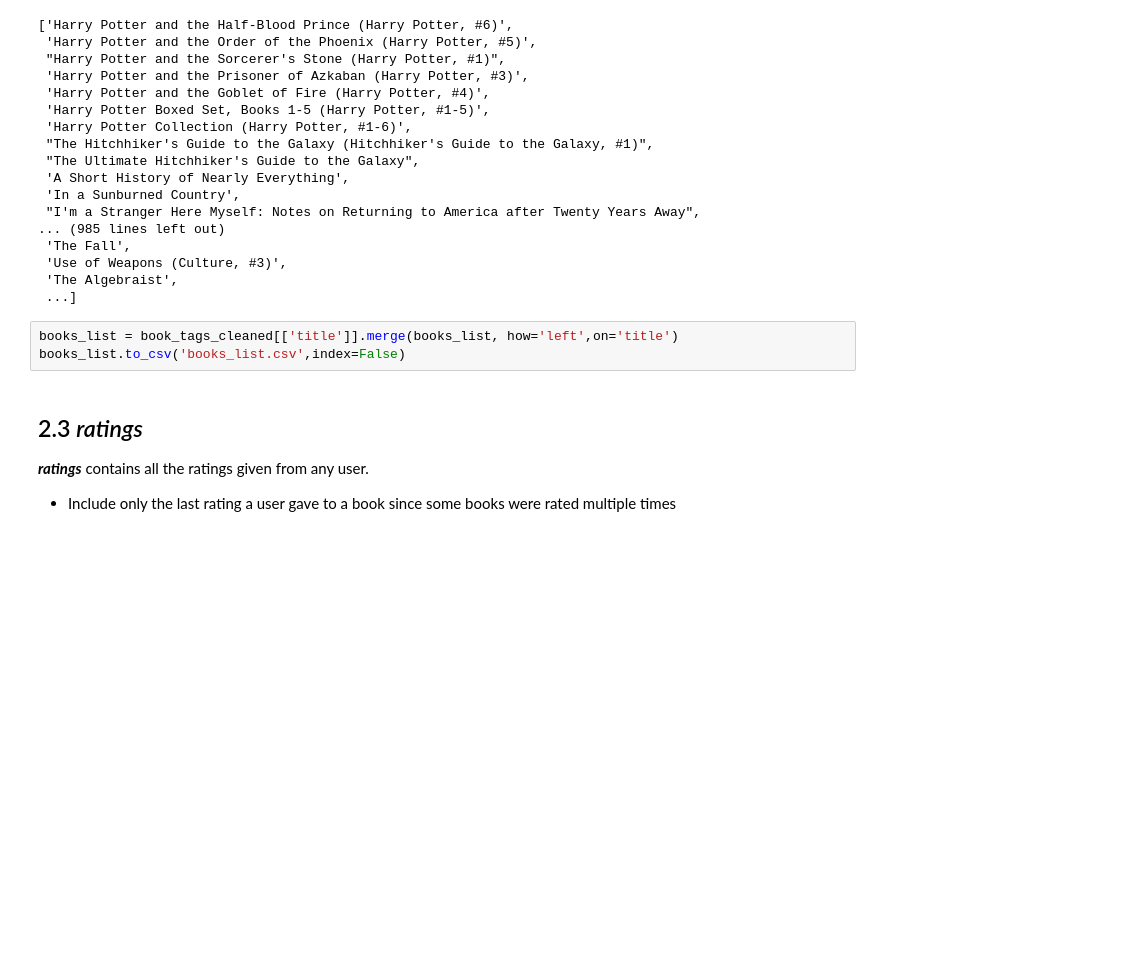
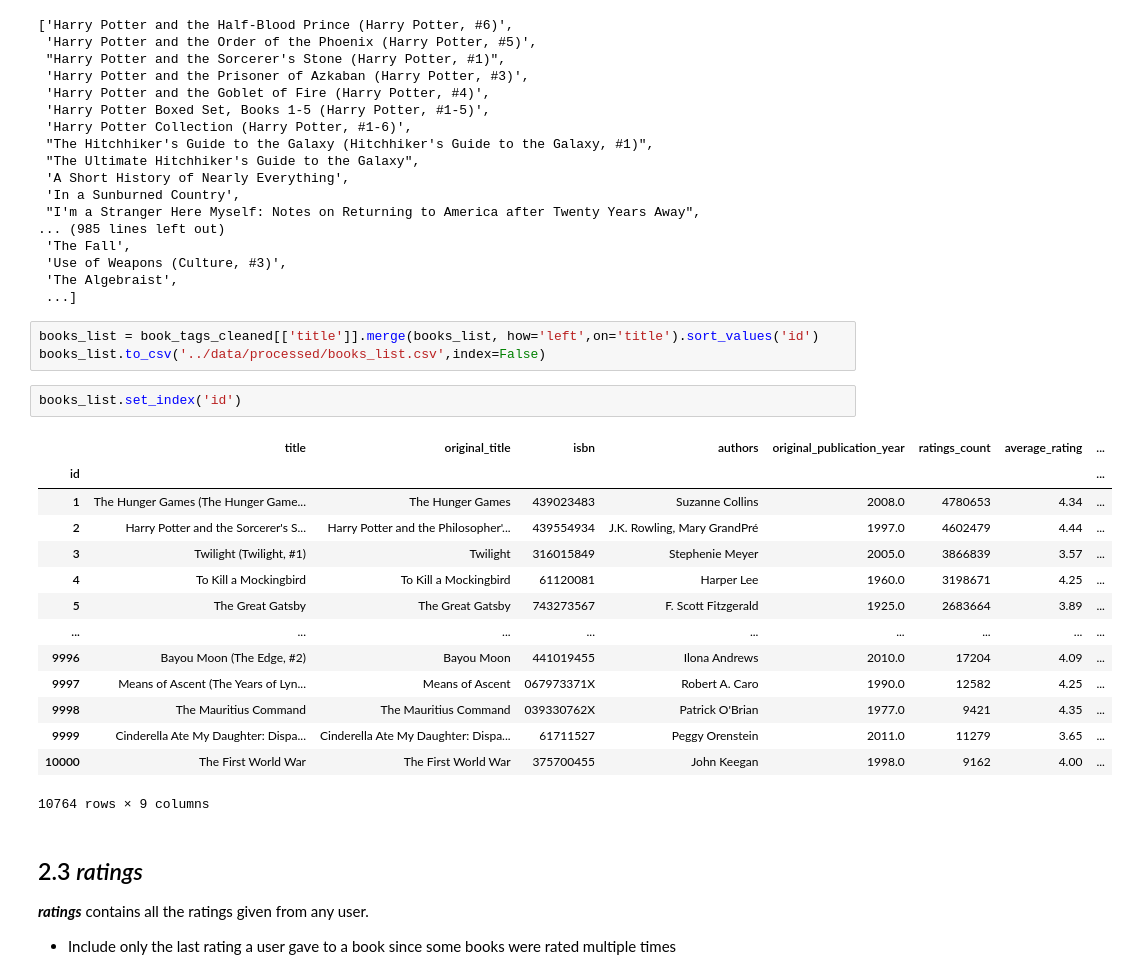
Before and after one commit to mikhaelamartin/Zaful-Classification, a Jupyter notebook: Book Recommendation/notebooks/data_cleaning.ipynb, the cells around one changed output. Cells and saved outputs as stored; diff of their text form; blank space fills up the shorter version.

```diff
--- a/Book Recommendation/notebooks/data_cleaning.ipynb
+++ b/Book Recommendation/notebooks/data_cleaning.ipynb
@@ -302,8 +302,25 @@ book_tags_cleaned['title'].values.tolist()
  'The Algebraist',
  ...]
 # %%
-books_list = book_tags_cleaned[['title']].merge(books_list, how='left',on='title')
-books_list.to_csv('books_list.csv',index=False)
+books_list = book_tags_cleaned[['title']].merge(books_list, how='left',on='title').sort_values('id')
+books_list.to_csv('../data/processed/books_list.csv',index=False)
+# %%
+books_list.set_index('id')
+# %% [output]
+|  | title | original_title | isbn | authors | original_publication_year | ratings_count | average_rating | ... |
+| id |  |  |  |  |  |  |  | ... |
+| 1 | The Hunger Games (The Hunger Game... | The Hunger Games | 439023483 | Suzanne Collins | 2008.0 | 4780653 | 4.34 | ... |
+| 2 | Harry Potter and the Sorcerer's S... | Harry Potter and the Philosopher'... | 439554934 | J.K. Rowling, Mary GrandPré | 1997.0 | 4602479 | 4.44 | ... |
+| 3 | Twilight (Twilight, #1) | Twilight | 316015849 | Stephenie Meyer | 2005.0 | 3866839 | 3.57 | ... |
+| 4 | To Kill a Mockingbird | To Kill a Mockingbird | 61120081 | Harper Lee | 1960.0 | 3198671 | 4.25 | ... |
+| 5 | The Great Gatsby | The Great Gatsby | 743273567 | F. Scott Fitzgerald | 1925.0 | 2683664 | 3.89 | ... |
+| ... | ... | ... | ... | ... | ... | ... | ... | ... |
+| 9996 | Bayou Moon (The Edge, #2) | Bayou Moon | 441019455 | Ilona Andrews | 2010.0 | 17204 | 4.09 | ... |
+| 9997 | Means of Ascent (The Years of Lyn... | Means of Ascent | 067973371X | Robert A. Caro | 1990.0 | 12582 | 4.25 | ... |
+| 9998 | The Mauritius Command | The Mauritius Command | 039330762X | Patrick O'Brian | 1977.0 | 9421 | 4.35 | ... |
+| 9999 | Cinderella Ate My Daughter: Dispa... | Cinderella Ate My Daughter: Dispa... | 61711527 | Peggy Orenstein | 2011.0 | 11279 | 3.65 | ... |
+| 10000 | The First World War | The First World War | 375700455 | John Keegan | 1998.0 | 9162 | 4.00 | ... |
+10764 rows × 9 columns
 # %% [markdown]
 ## 2.3 *ratings*
 
```
Also changed, not shown: parts of 3 cells of this notebook, 13 other files.
